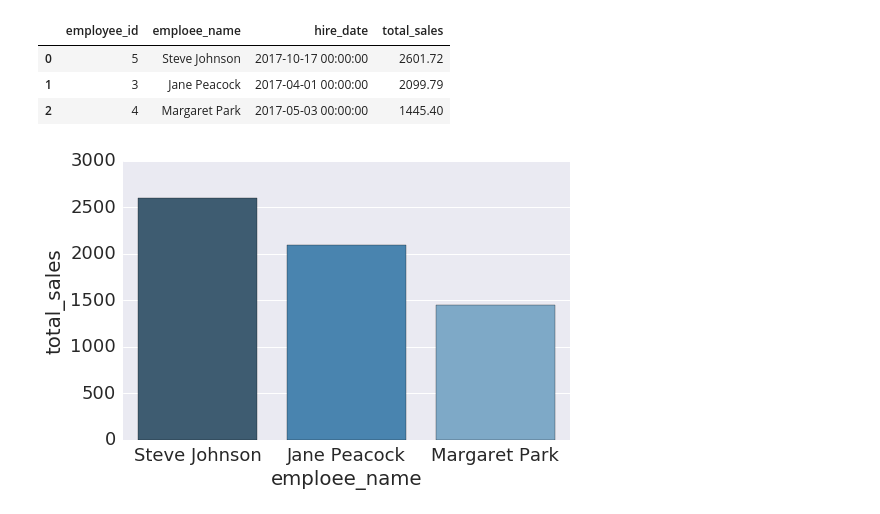
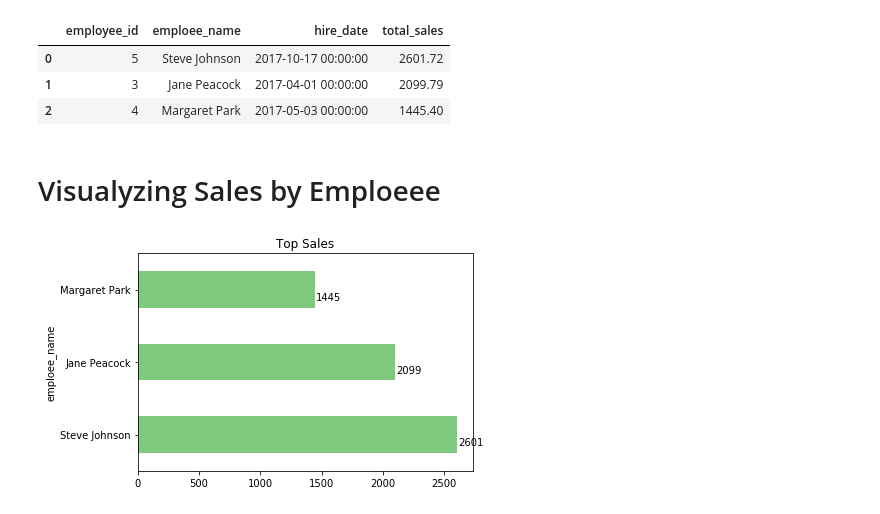
Before and after one commit to mishakmish/dataquest.io, a Jupyter notebook: Guided_Project_Answering_Business_Question_using_SQL/Answering_Business_Questions_using_SQL.ipynb, the cells around one changed output. Cells and saved outputs as stored; diff of their text form; code cells hidden in the pictures.

```diff
--- a/Guided_Project_Answering_Business_Question_using_SQL/Answering_Business_Questions_using_SQL.ipynb
+++ b/Guided_Project_Answering_Business_Question_using_SQL/Answering_Business_Questions_using_SQL.ipynb
@@ -102,32 +110,41 @@ Name: percentage_sold, dtype: float64
 q2 = '''
 select e.employee_id,
        e.first_name||' '||e.last_name as emploee_name,
-			 e.hire_date,
-			 sum(ince.total) as total_sales
+       e.hire_date,
+       sum(ince.total) as total_sales
   from employee e inner join customer cust on cust.support_rep_id = e.employee_id
-	                inner join invoice ince on ince.customer_id = e.employee_id
-	group by 	e.employee_id
+                    inner join invoice ince on ince.customer_id = e.employee_id
+    group by e.employee_id
 order by 4 desc
 '''
 
 
-sales_per_agent = run_query(q2)
+sales_by_enploee = run_query(q2)
 
-sales_per_agent
+sales_by_enploee
 # %% [output]
 |  | employee_id | emploee_name | hire_date | total_sales |
 | 0 | 5 | Steve Johnson | 2017-10-17 00:00:00 | 2601.72 |
 | 1 | 3 | Jane Peacock | 2017-04-01 00:00:00 | 2099.79 |
 | 2 | 4 | Margaret Park | 2017-05-03 00:00:00 | 1445.40 |
-# %%
-#Generates the bar plot.
-sns.set(font_scale=1.8)
-fig = plt.figure(figsize=(8,5))
-ax = sns.barplot(x="emploee_name", y="total_sales", data=sales_per_agent, palette="Blues_d")
-ax.set_xticklabels(sales_per_agent['emploee_name'])
-ax.set_ylabel('total_sales')
-
-#Labels each bar with the percentage of sales.
-plt.show()
-# %% [output]
-[figure, removed]
+# %% [markdown]
+# Visualyzing Sales by Emploeee
+# %%
+sales_by_enploee.plot.barh(
+    x="emploee_name", y="total_sales",
+    title="Top Sales",
+    legend = False,
+    colormap=plt.cm.Accent
+)
+
+for i, label in enumerate(list(sales_by_enploee.index)):
+    score = sales_by_enploee.loc[label, "total_sales"]
+    label = (sales_by_enploee.loc[label, "total_sales"]
+            ).astype(int).astype(str)
+    plt.annotate(str(label), (score + 10, i - 0.15))
+
+
+
+plt.show()
+# %% [output]
+[figure, added]
```
Also changed, not shown: parts of 5 cells of this notebook, 3 other files.
